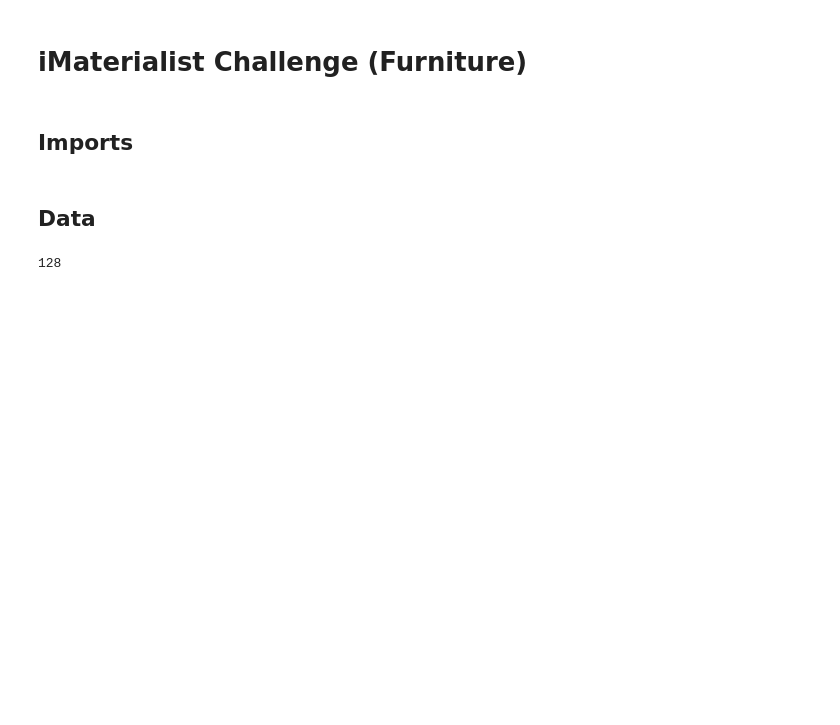
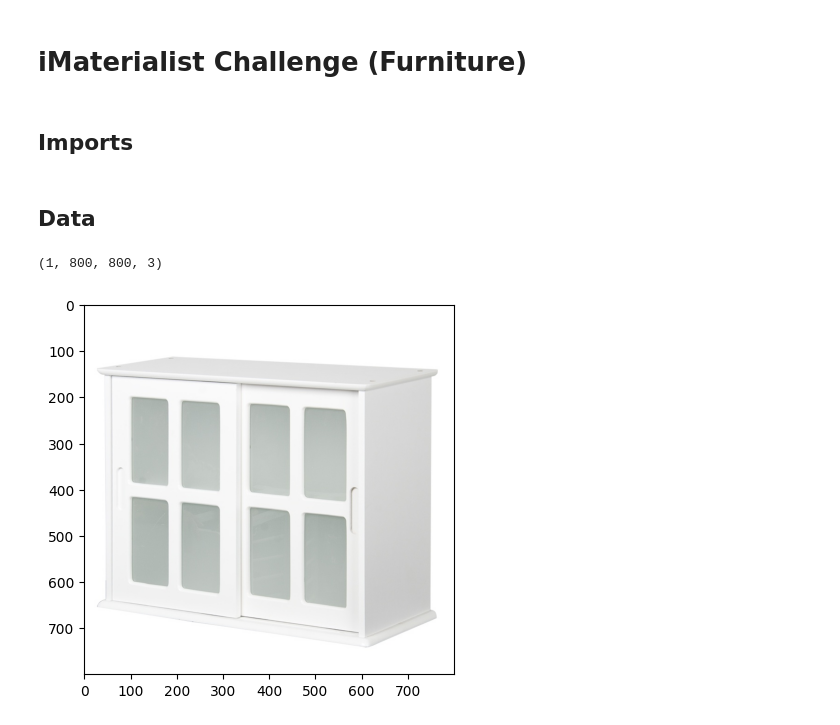
Before and after one commit to NguyenTrdc/kaggle_Imaterialist, a Jupyter notebook: jupyter_notebook.ipynb, the cells around one changed output. Saved outputs shown, nothing was run; the diff lists cells and outputs as text; code cells hidden in the pictures; blank space fills up the shorter version.

```diff
--- a/jupyter_notebook.ipynb
+++ b/jupyter_notebook.ipynb
@@ -12,4 +13,21 @@ labels = pd.read_csv("imaterialist-challenge-furniture-2018/sample_submission_ra
-# %%
-labels["predicted"].max()
-# %% [output]
-128
+# %%
+l = []
+
+# Load the PNG image
+img = Image.open('data/test_img/2.jpg')
+
+# Convert the image to RGB mode
+img = image.convert('RGB')
+
+# Convert the image to a numpy array
+img = np.array(image)
+
+# Print the shape of the RGB array
+plt.imshow(img)
+
+l.append(img)
+array=np.array(l)
+print(array.shape)
+# %% [output]
+(1, 800, 800, 3)
+[figure, added]
```
Also changed, not shown: parts of 4 cells of this notebook, 1 other file.
